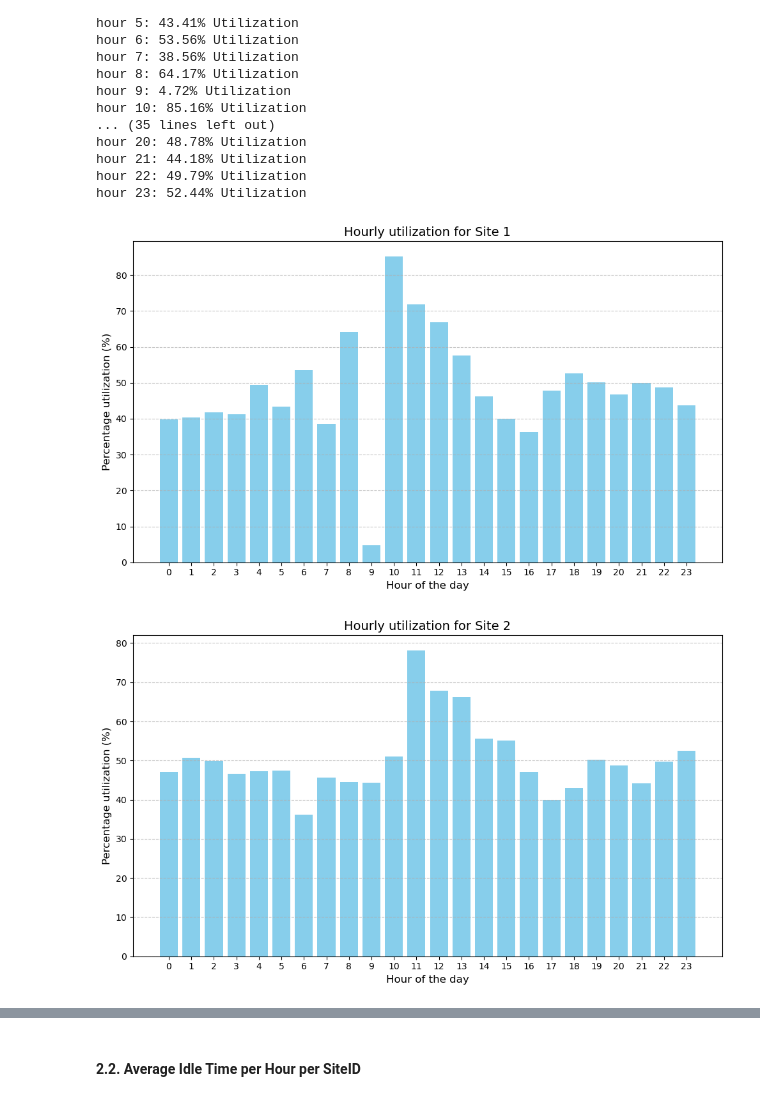
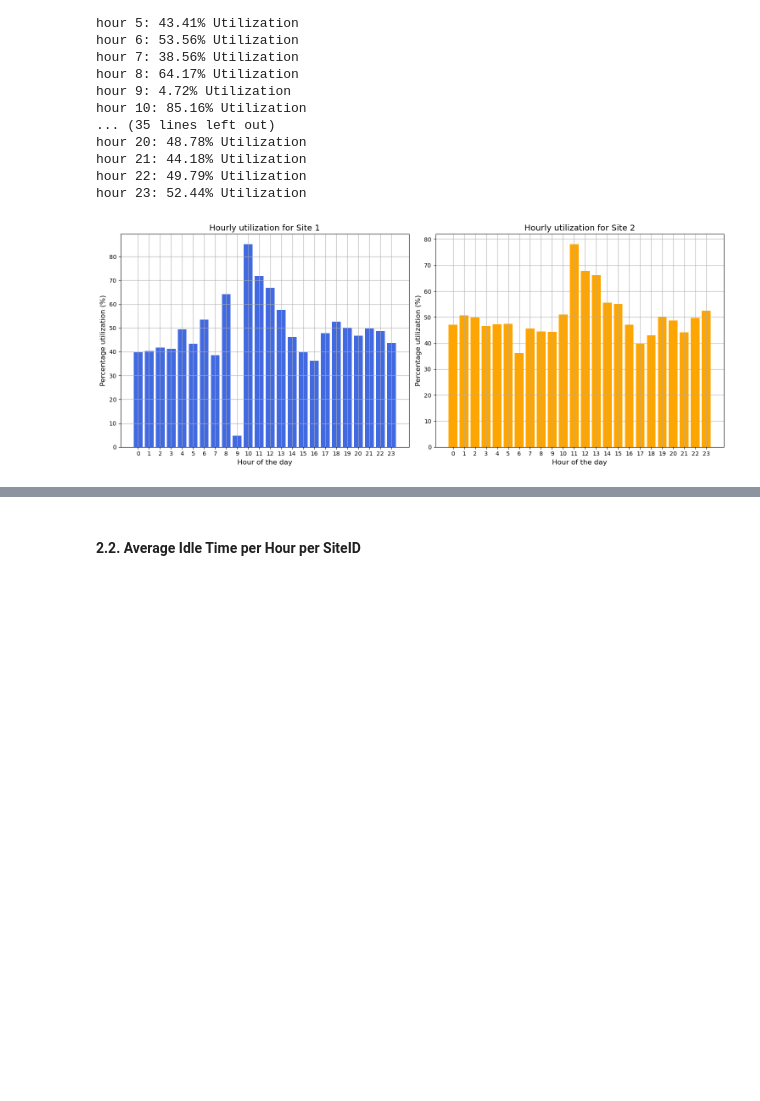
Before and after one commit to angfe/TheOptimizers, a Jupyter notebook: 02_Descriptive_Analytics.ipynb, the cells around one changed output, grey strips where cells are left out. Drawn from its saved outputs; the diff is of its cells as text; code cells hidden in the pictures; blank space fills up the shorter version.

Commit message:
changed graph color and plotted both sites in barchart and in linechart

```diff
--- a/02_Descriptive_Analytics.ipynb
+++ b/02_Descriptive_Analytics.ipynb
@@ -366,35 +367,28 @@ hour 23: 52.44% Utilization
 # %%
 # Visualize hourly values of the KPIs over time
 
 # bar chart
 
-import matplotlib.pyplot as plt # import the necessary library for visualization
-
-# Create a list representing the hours of the day (0 to 23) for the x-axis
-hours = list(range(24))
-
+fig, axes = plt.subplots(1, len(site_ids), figsize=(15, 6))
 # iterate over the siteIds
-for site in site_ids:
-
+for i, site in enumerate(site_ids):
     # array for the current site
     utilizationPerHour_array = utilization_per_site[site]
 
-    # Create a bar chart
-    plt.figure(figsize=(10, 6))
+    # Plot the bar chart using the hours as the x-axis and 'utilizationPerHour_array' as the y-axis values, set color - royalblue for site 1, orange for site 2
+    color = 'orange' if site == 2 else 'royalblue'
+    axes[i].bar(range(24), utilizationPerHour_array, color=color)
 
-    # Plot the bar chart using the hours as the x-axis and 'utilizationPerHour_array' as the y-axis values, set color blue
-    plt.bar(hours, utilizationPerHour_array, color='skyblue')
+     # Axis labelling and titles
+    axes[i].set_xlabel('Hour of the day', fontsize=12)
+    axes[i].set_ylabel('Percentage utilization (%)', fontsize=12)
+    axes[i].set_title(f'Hourly utilization for Site {site}', fontsize=14)
 
-    # Axis labelling and titles
-    plt.xlabel('Hour of the day', fontsize=12)
-    plt.ylabel('Percentage utilization (%)', fontsize=12)
-    plt.title(f'Hourly utilization for Site {int(site)}', fontsize=14)
+    axes[i].set_xticks(range(24)) # Ensure that all hours (0 to 23) are shown on the X-axis
+    axes[i].grid(True)  # Add a grid
 
-    plt.xticks(hours)  # Ensure that all hours (0 to 23) are shown on the X-axis
-    plt.grid(axis='y', linestyle='--', alpha=0.7)  # Add a grid to the Y-axis to make the chart easier to read (dashed lines, light opacity)
+plt.tight_layout() # Adjust the layout of the plot to prevent overlapping of labels or elements
 
-    plt.tight_layout() # Adjust the layout of the plot to prevent overlapping of labels or elements
-    plt.show() # Display the plot
+plt.show() # Display the plot
 # %% [output]
-[figure, old version]
+[figure, new version]
-[figure, removed]
```
Also changed, not shown: parts of 4 cells of this notebook.
